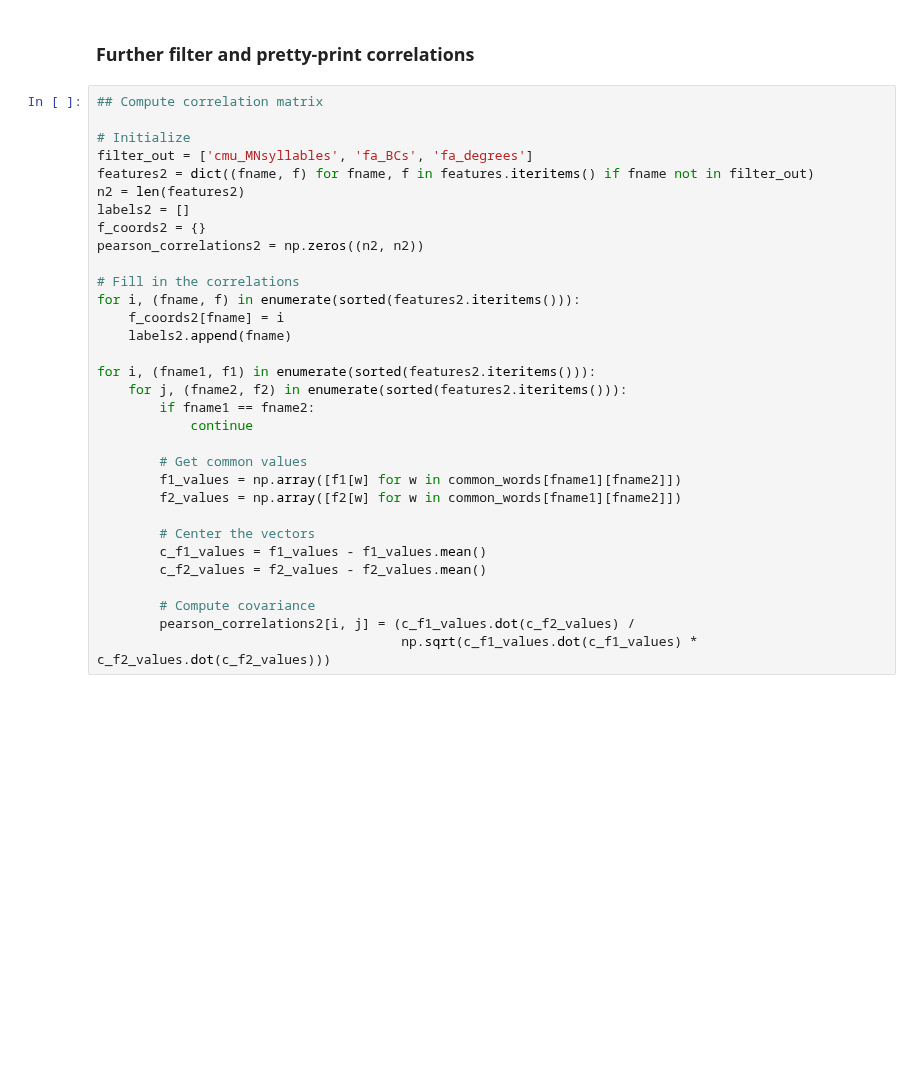
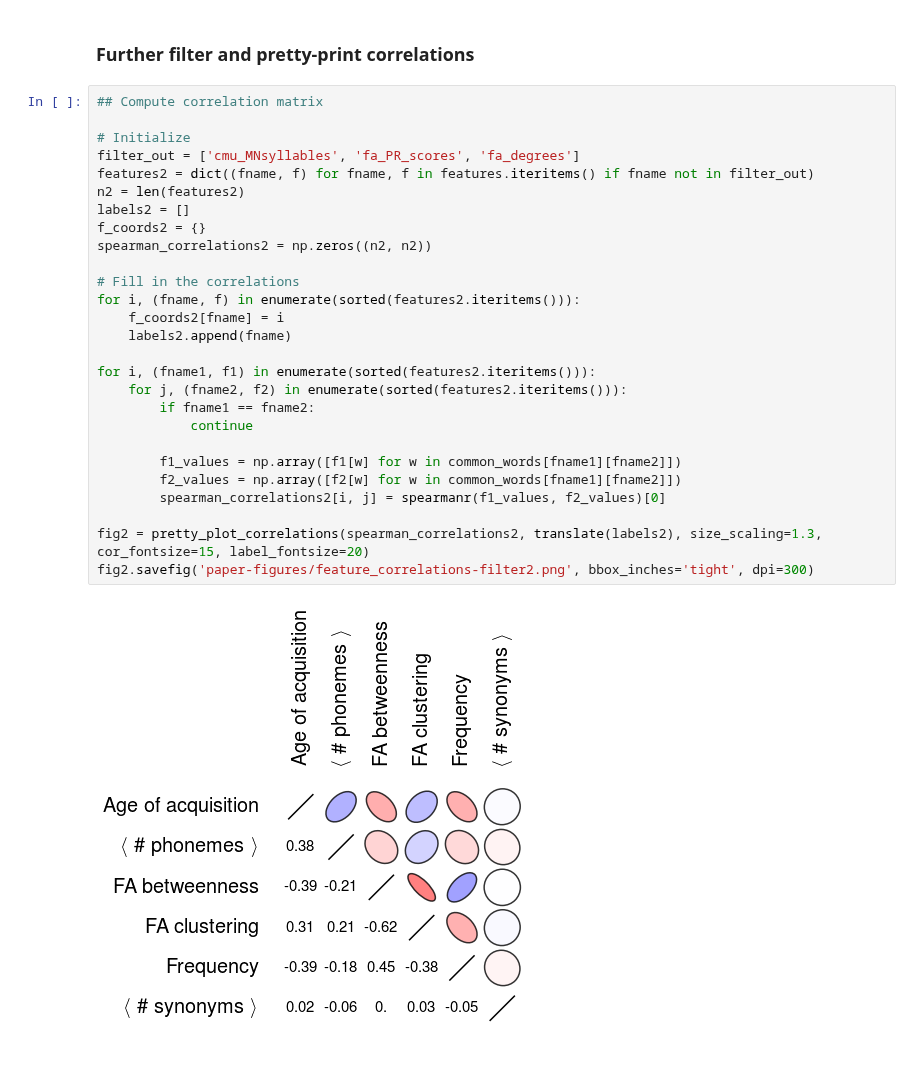
Before and after one commit to wehlutyk/brainscopypaste, a Jupyter notebook: paper_feature_correlations.ipynb, the cells around one changed output. Saved outputs shown, nothing was run; the diff lists cells and outputs as text; blank space fills up the shorter version.

```diff
--- a/paper_feature_correlations.ipynb
+++ b/paper_feature_correlations.ipynb
@@ -235,32 +260,29 @@ fig.savefig('paper-figures/feature_correlations-filter1.png', bbox_inches='tight
 # %%
 ## Compute correlation matrix
 
 # Initialize
-filter_out = ['cmu_MNsyllables', 'fa_BCs', 'fa_degrees']
+filter_out = ['cmu_MNsyllables', 'fa_PR_scores', 'fa_degrees']
 features2 = dict((fname, f) for fname, f in features.iteritems() if fname not in filter_out)
 n2 = len(features2)
 labels2 = []
 f_coords2 = {}
-pearson_correlations2 = np.zeros((n2, n2))
+spearman_correlations2 = np.zeros((n2, n2))
 
 # Fill in the correlations
 for i, (fname, f) in enumerate(sorted(features2.iteritems())):
     f_coords2[fname] = i
     labels2.append(fname)
 
 for i, (fname1, f1) in enumerate(sorted(features2.iteritems())):
     for j, (fname2, f2) in enumerate(sorted(features2.iteritems())):
         if fname1 == fname2:
             continue
 
-        # Get common values
         f1_values = np.array([f1[w] for w in common_words[fname1][fname2]])
         f2_values = np.array([f2[w] for w in common_words[fname1][fname2]])
+        spearman_correlations2[i, j] = spearmanr(f1_values, f2_values)[0]
 
-        # Center the vectors
-        c_f1_values = f1_values - f1_values.mean()
-        c_f2_values = f2_values - f2_values.mean()
-
-        # Compute covariance
-        pearson_correlations2[i, j] = (c_f1_values.dot(c_f2_values) /
-                                       np.sqrt(c_f1_values.dot(c_f1_values) * c_f2_values.dot(c_f2_values)))
+fig2 = pretty_plot_correlations(spearman_correlations2, translate(labels2), size_scaling=1.3, cor_fontsize=15, label_fontsize=20)
+fig2.savefig('paper-figures/feature_correlations-filter2.png', bbox_inches='tight', dpi=300)
+# %% [output]
+[figure, added]
```
Also changed, not shown: parts of 9 cells of this notebook, 3 other files.
